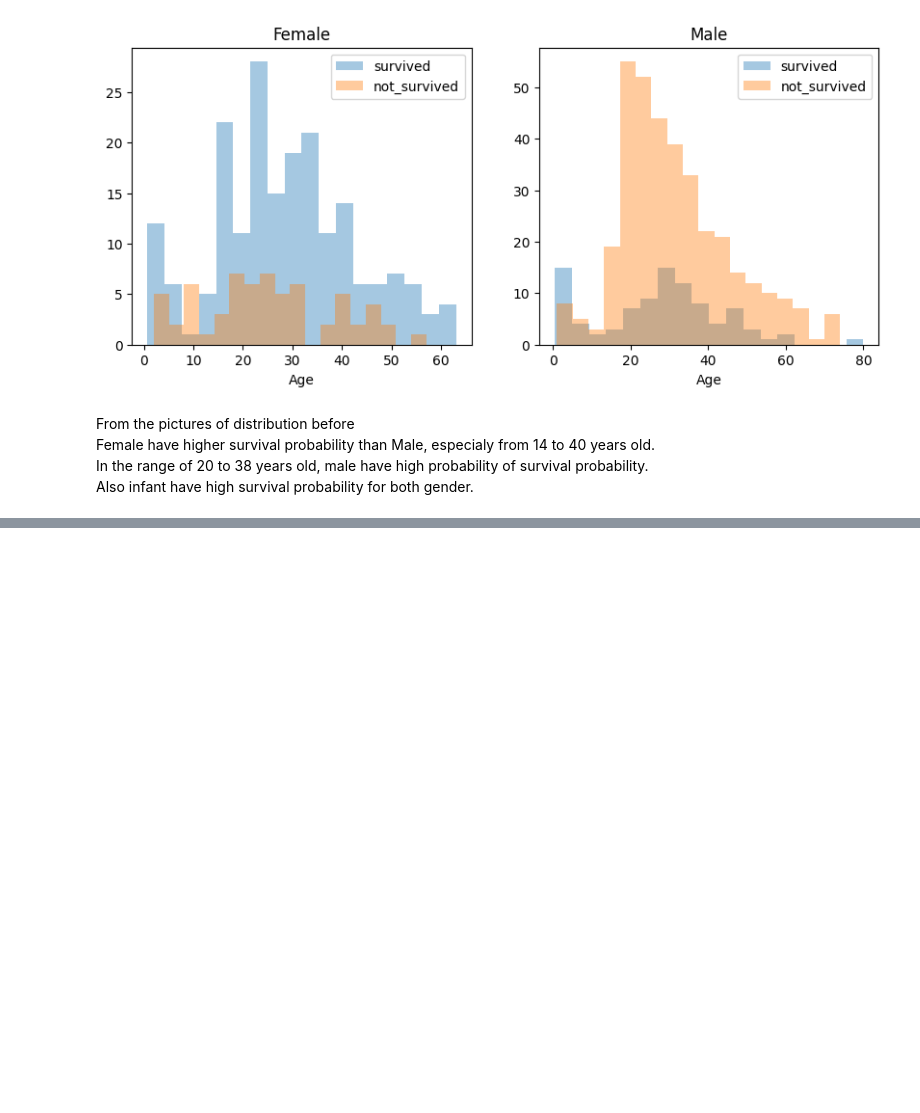
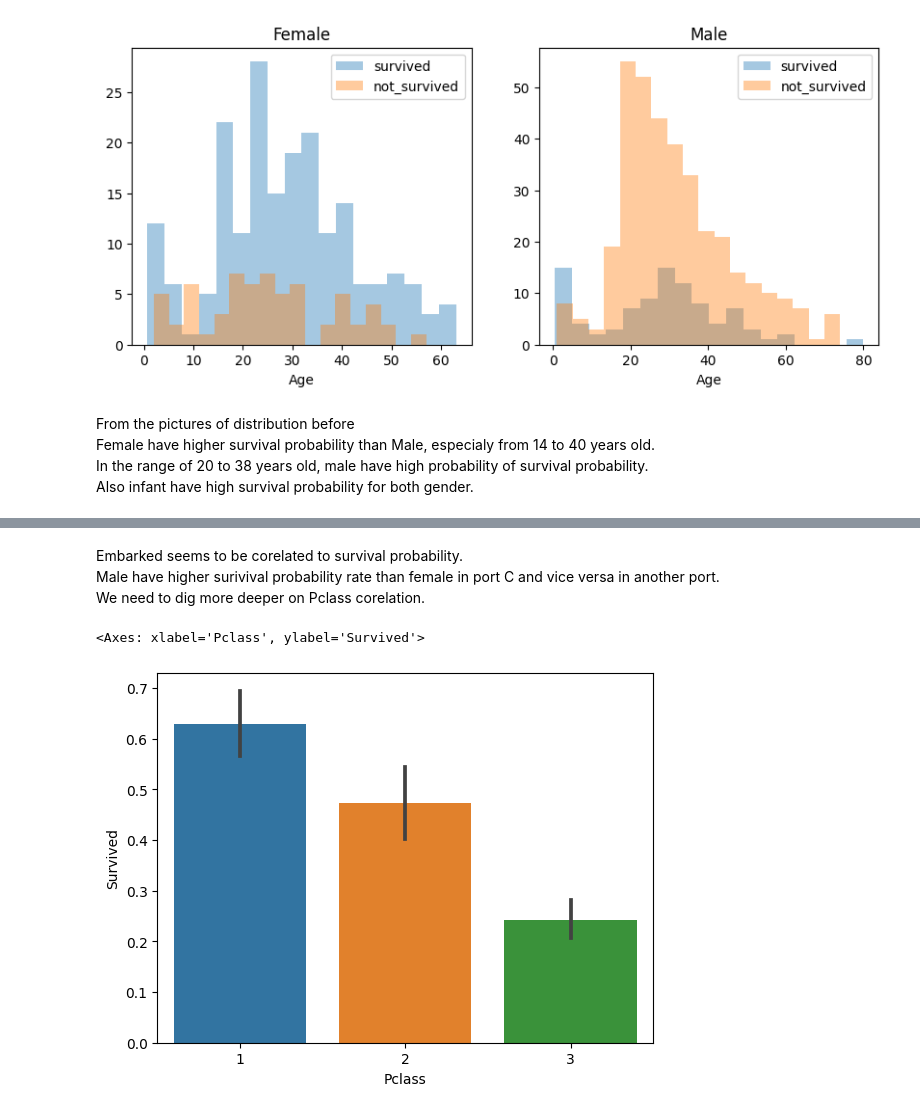
Before and after one commit to classicon6t6/titanic, a Jupyter notebook: titanic.ipynb, the cells around one changed output, grey strips where cells are left out. Cells and saved outputs as stored; diff of their text form; code cells hidden in the pictures; blank space fills up the shorter version.

```diff
--- a/titanic.ipynb
+++ b/titanic.ipynb
@@ -198,0 +179,9 @@ FacetGrid.add_legend()
+# %% [markdown]
+Embarked seems to be corelated to survival probability.<br>
+Male have higher surivival probability rate than female in port C and vice versa in another port.<br>
+We need to dig more deeper on Pclass corelation.
+# %%
+sns.barplot(x='Pclass', y='Survived', data=train_df)
+# %% [output]
+<Axes: xlabel='Pclass', ylabel='Survived'>
+[figure, added]
```
Also changed, not shown: parts of 21 cells of this notebook.
